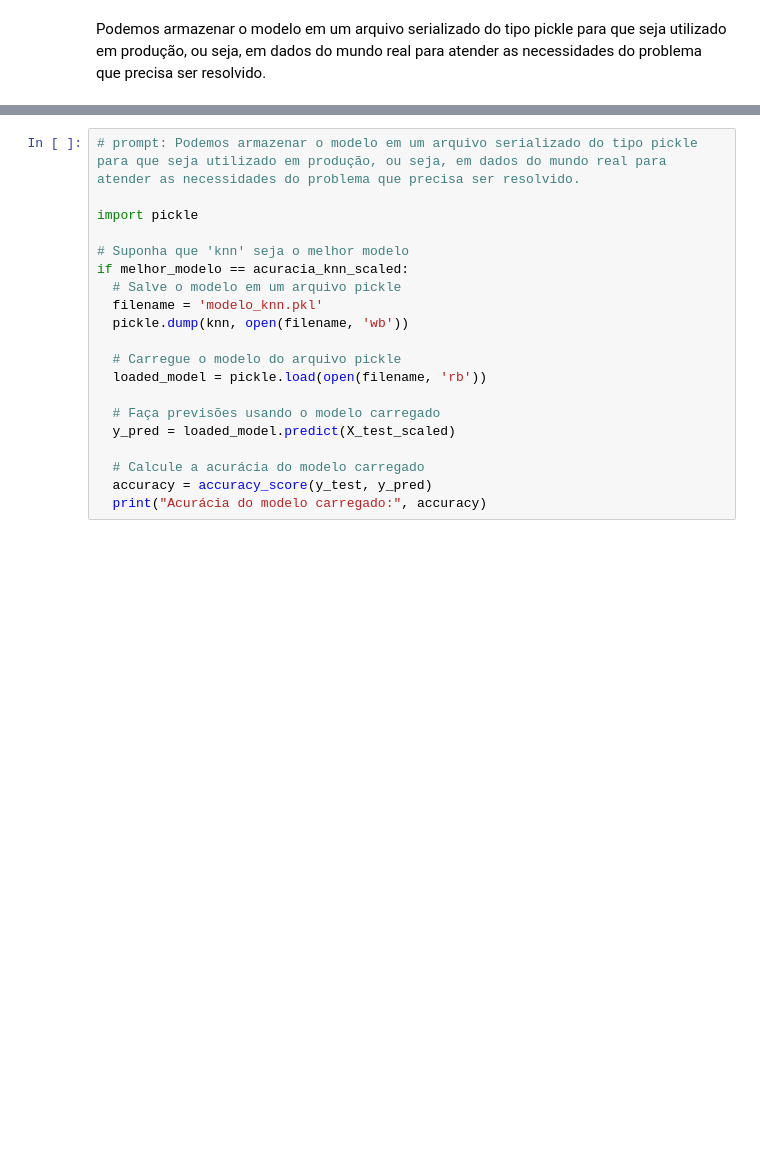
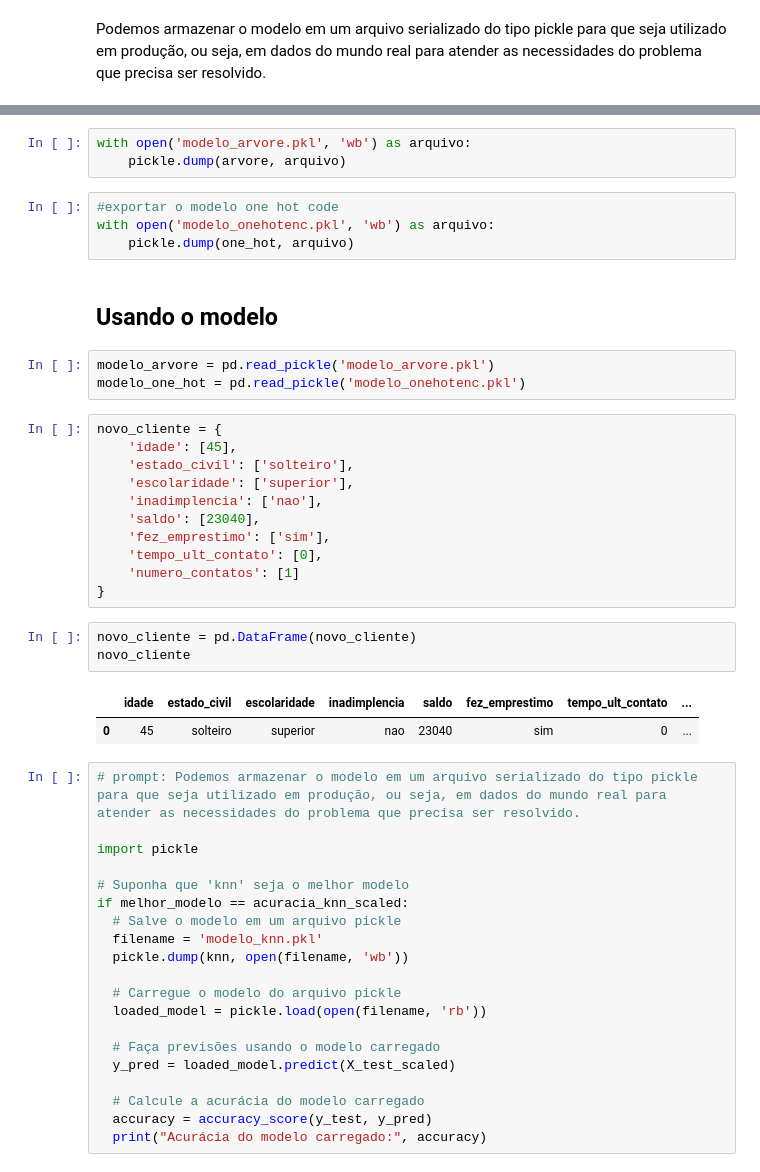
Before and after one commit to rafaellima13/Marketing_Investimento, a Jupyter notebook: Rafael_Lima_Classificacao_Marketing_Investimento.ipynb, the cells around one changed output, grey strips where cells are left out. Saved outputs shown, nothing was run; the diff lists cells and outputs as text; blank space fills up the shorter version.

```diff
--- a/Rafael_Lima_Classificacao_Marketing_Investimento.ipynb
+++ b/Rafael_Lima_Classificacao_Marketing_Investimento.ipynb
@@ -359,3 +392,32 @@ Podemos armazenar o modelo em um arquivo serializado do tipo pickle para que sej
+# %%
+with open('modelo_arvore.pkl', 'wb') as arquivo:
+    pickle.dump(arvore, arquivo)
+# %%
+#exportar o modelo one hot code
+with open('modelo_onehotenc.pkl', 'wb') as arquivo:
+    pickle.dump(one_hot, arquivo)
+# %% [markdown]
+## Usando o modelo
+# %%
+modelo_arvore = pd.read_pickle('modelo_arvore.pkl')
+modelo_one_hot = pd.read_pickle('modelo_onehotenc.pkl')
+# %%
+novo_cliente = {
+    'idade': [45],
+    'estado_civil': ['solteiro'],
+    'escolaridade': ['superior'],
+    'inadimplencia': ['nao'],
+    'saldo': [23040],
+    'fez_emprestimo': ['sim'],
+    'tempo_ult_contato': [0],
+    'numero_contatos': [1]
+}
+# %%
+novo_cliente = pd.DataFrame(novo_cliente)
+novo_cliente
+# %% [output]
+|  | idade | estado_civil | escolaridade | inadimplencia | saldo | fez_emprestimo | tempo_ult_contato | ... |
+| 0 | 45 | solteiro | superior | nao | 23040 | sim | 0 | ... |
 # %%
 # prompt: Podemos armazenar o modelo em um arquivo serializado do tipo pickle para que seja utilizado em produção, ou seja, em dados do mundo real para atender as necessidades do problema que precisa ser resolvido.
 
```
Also changed, not shown: parts of 10 cells of this notebook.
